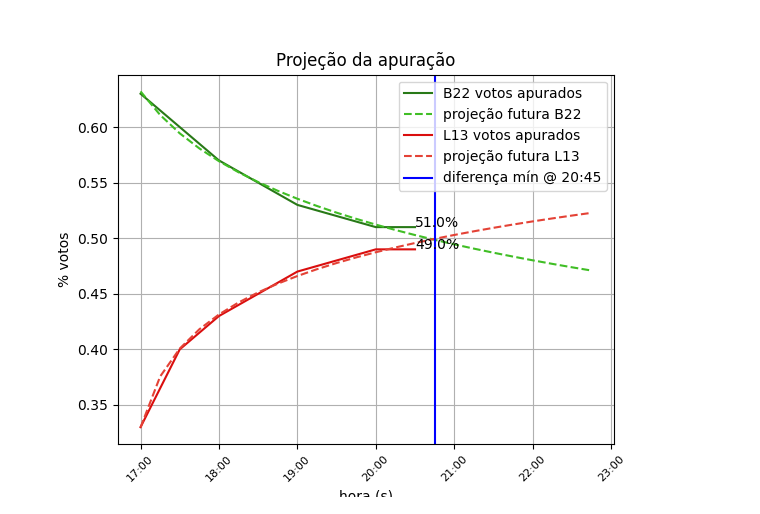
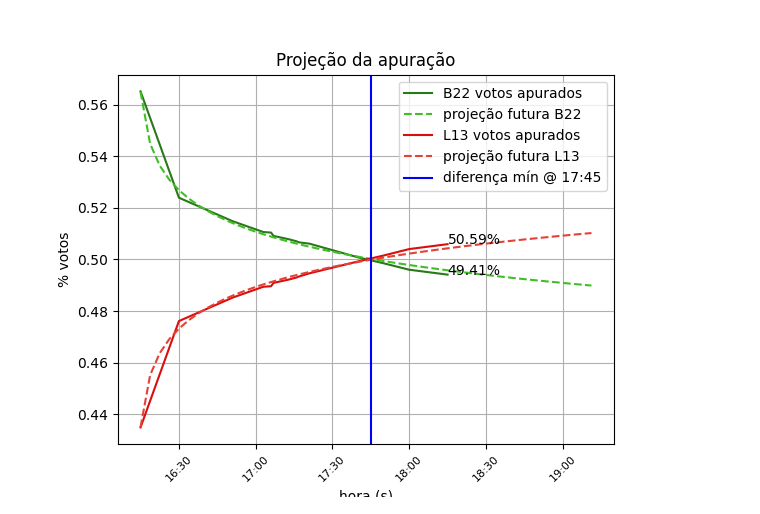
Before and after one commit to gcsfred2/preview_election_results, a Jupyter notebook: previsao_apuracao.ipynb, the cells around one changed output. Cells and saved outputs as stored; diff of their text form; code cells hidden in the pictures.

```diff
--- a/previsao_apuracao.ipynb
+++ b/previsao_apuracao.ipynb
@@ -8,15 +8,15 @@ from scipy.optimize import curve_fit
 def logfunc(x, a, b, c): # x-shifted log
     return a*numpy.log(x + b)+c
 
-hora_x = numpy.array(["2022-10-25T17:00", "2022-10-25T17:30", "2022-10-25T18:00", "2022-10-25T18:30", "2022-10-25T19:00", "2022-10-25T19:30", "2022-10-25T20:00", "2022-10-25T20:30"], dtype='datetime64')
+hora_x = numpy.array(["2022-10-30T16:15","2022-10-30T16:30","2022-10-30T16:51","2022-10-30T17:03","2022-10-30T17:06","2022-10-30T17:07","2022-10-30T17:13","2022-10-30T17:16","2022-10-30T17:17","2022-10-30T17:21","2022-10-30T17:40","2022-10-30T17:50","2022-10-30T18:00","2022-10-30T18:15"], dtype='datetime64')
 #print("hora_x", hora_x)
-percent_bolso_y = numpy.array([0.63, 0.60, 0.57, 0.55, 0.53, 0.52, 0.51, 0.51])
-percent_lula_y = numpy.array([0.33, 0.40, 0.43, 0.45, 0.47, 0.48, 0.49, 0.49])
+percent_bolso_y = numpy.array([0.5651, 0.5239, 0.5148, 0.5106, 0.5104, 0.5091, 0.5078, 0.507, 0.5066, 0.5061, 0.5008, 0.4985, 0.496, 0.4941])
+percent_lula_y = numpy.array([0.4349, 0.4761, 0.4852, 0.4894, 0.4896, 0.4909, 0.4922, 0.4930, 0.4934, 0.4946, 0.4992, 0.5015, 0.504, 0.5059])
 
 novox = dates.date2num(hora_x)
 #print("novox", novox)
 ultimo_novox = novox[len(novox)-1]
-xlongaduracao = numpy.arange(novox[0], ultimo_novox+5*(ultimo_novox-novox[len(novox)-2]), (novox[1]-novox[0])/2).tolist()
+xlongaduracao = numpy.arange(novox[0], ultimo_novox+4*(ultimo_novox-novox[len(novox)-2]), (novox[1]-novox[0])/4).tolist()
 initialParameters = numpy.array([-0.09, -1929.0, 0.3])
 
 #print("xlongaduracao", xlongaduracao)
@@ -41,27 +41,27 @@ Diferença mínima prevista para as 2022-10-25 20:45:00.000002+00:00
 # %%
 import matplotlib.pyplot as plt
 #fig, ax = plt.subplots(1,3, figsize=(10,3))
 
 fig, ax = plt.subplots()
 ax.xaxis.set_major_formatter(dates.DateFormatter('%H:%M'))
 
 ax.plot(hora_x, percent_bolso_y, label="B22 votos apurados", color='#287917')
 ax.plot(dates.num2date(xlongaduracao), yprojetado_bolso, label="projeção futura B22", linestyle="--", color='#40BE25')
 
 ax.plot(hora_x, percent_lula_y, label="L13 votos apurados", color='#DA0E0E')
 ax.plot(dates.num2date(xlongaduracao), yprojetado_lula, label="projeção futura L13", linestyle="--", color='#E44236')
 
 plt.axvline(x = xlongaduracao[index_min_diferenca], color = 'b', label = 'diferença mín @ ' + str(dates.num2date(xlongaduracao[index_min_diferenca]))[:16][11:])
 
-ax.text(hora_x[len(hora_x)-1], percent_bolso_y[len(percent_bolso_y)-1], str(percent_bolso_y[6]*100) + "%", size=10)
+ax.text(hora_x[len(hora_x)-1], percent_bolso_y[len(percent_bolso_y)-1], str(percent_bolso_y[len(percent_bolso_y)-1]*100) + "%", size=10)
 
-ax.text(hora_x[len(hora_x)-1], percent_lula_y[len(percent_lula_y)-1], str(percent_lula_y[6]*100) + "%", size=10)
+ax.text(hora_x[len(hora_x)-1], percent_lula_y[len(percent_lula_y)-1], str(percent_lula_y[len(percent_lula_y)-1]*100) + "%", size=10)
 
 ax.set(xlabel='hora (s)', ylabel='% votos',
        title='Projeção da apuração')
 plt.xticks(rotation = 45, fontsize=8)
 ax.legend()
 ax.grid()
 plt.show()
 # %% [output]
-[figure, old version]
+[figure, new version]
```
Also changed, not shown: parts of 1 cell of this notebook.
